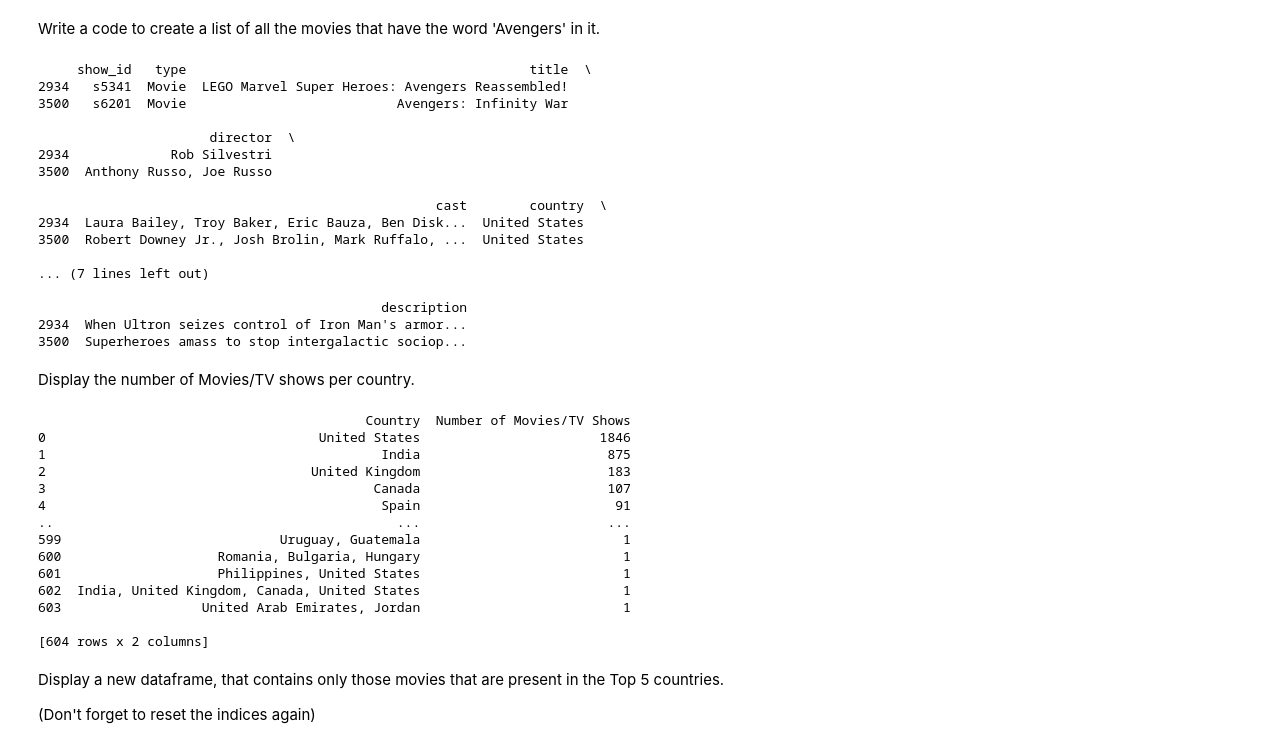
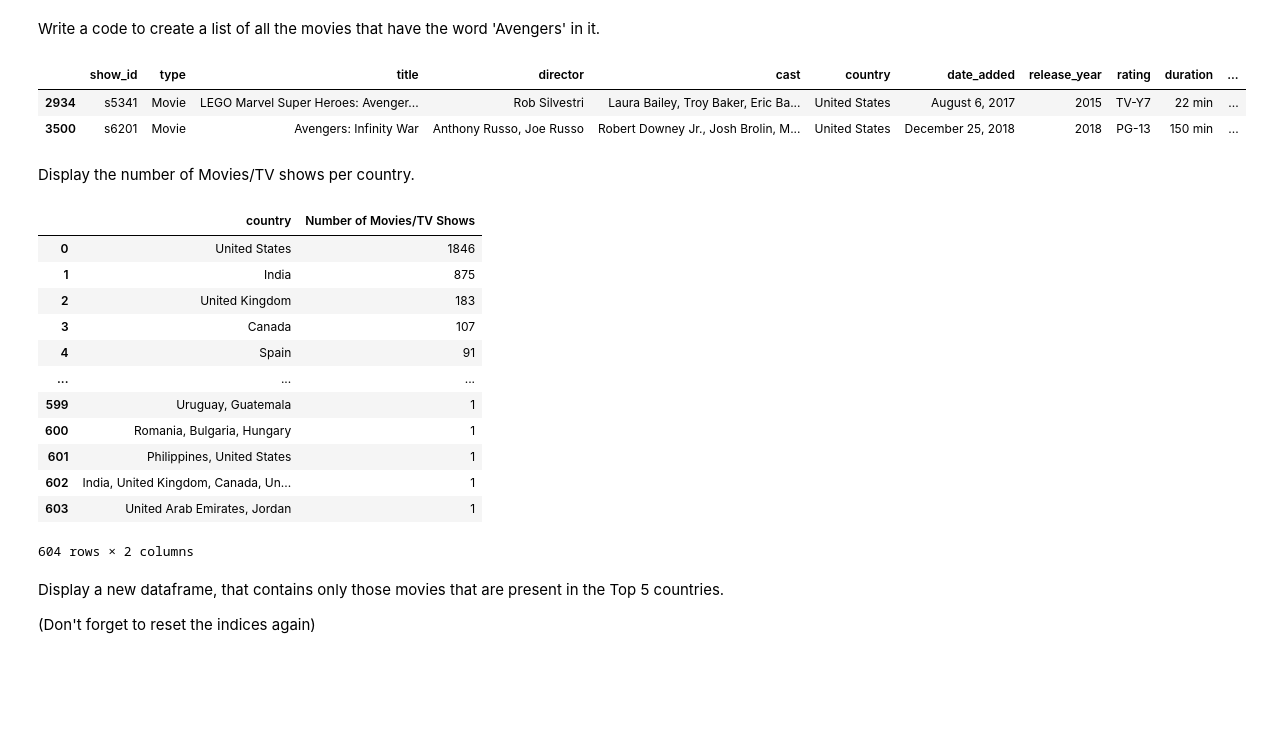
Before and after one commit to siddhant-uniyal/Synapse-Tasks, a Jupyter notebook: Copy_of_Synapse_Task2.ipynb, the cells around one changed output. Cells and saved outputs as stored; diff of their text form; code cells hidden in the pictures; blank space fills up the shorter version.

```diff
--- a/Copy_of_Synapse_Task2.ipynb
+++ b/Copy_of_Synapse_Task2.ipynb
@@ -168,51 +160,32 @@ print(df1)
 # %% [markdown]
 Write a code to create a list of all the movies that have the word 'Avengers' in it.
 # %%
-x = "Avengers"
-df1 = df[df["title"].str.contains(x)]
-print(df1)
+req_movie = "Avengers"
+df[df["title"].str.contains(req_movie)]
 # Your output will contain 2 movies, if correct
 # %% [output]
-     show_id   type                                            title  \
-2934   s5341  Movie  LEGO Marvel Super Heroes: Avengers Reassembled!
-3500   s6201  Movie                           Avengers: Infinity War
-
-                      director  \
-2934             Rob Silvestri
-3500  Anthony Russo, Joe Russo
-
-                                                   cast        country  \
-2934  Laura Bailey, Troy Baker, Eric Bauza, Ben Disk...  United States
-3500  Robert Downey Jr., Josh Brolin, Mark Ruffalo, ...  United States
-
-... (7 lines left out)
-
-                                            description
-2934  When Ultron seizes control of Iron Man's armor...
-3500  Superheroes amass to stop intergalactic sociop...
+|  | show_id | type | title | director | cast | country | date_added | release_year | rating | duration | ... |
+| 2934 | s5341 | Movie | LEGO Marvel Super Heroes: Avenger... | Rob Silvestri | Laura Bailey, Troy Baker, Eric Ba... | United States | August 6, 2017 | 2015 | TV-Y7 | 22 min | ... |
+| 3500 | s6201 | Movie | Avengers: Infinity War | Anthony Russo, Joe Russo | Robert Downey Jr., Josh Brolin, M... | United States | December 25, 2018 | 2018 | PG-13 | 150 min | ... |
 # %% [markdown]
 Display the number of Movies/TV shows per country.
 # %%
-
-x = df
-movies = x['country'].value_counts().reset_index() #wrong values if we don't use .str.split(',').explode().str.strip()
-movies.columns = ['Country','Number of Movies/TV Shows']
-print(movies)
+movies = df['country'].value_counts().reset_index().rename(columns={"index":"country" , "country":"Number of Movies/TV Shows"}) #wrong values if we don't use .str.split(',').explode().str.strip()
+movies
 # %% [output]
+|  | country | Number of Movies/TV Shows |
+| 0 | United States | 1846 |
+| 1 | India | 875 |
+| 2 | United Kingdom | 183 |
+| 3 | Canada | 107 |
+| 4 | Spain | 91 |
+| ... | ... | ... |
+| 599 | Uruguay, Guatemala | 1 |
+| 600 | Romania, Bulgaria, Hungary | 1 |
+| 601 | Philippines, United States | 1 |
+| 602 | India, United Kingdom, Canada, Un... | 1 |
+| 603 | United Arab Emirates, Jordan | 1 |
-                                          Country  Number of Movies/TV Shows
-0                                   United States                       1846
-1                                           India                        875
-2                                  United Kingdom                        183
-3                                          Canada                        107
-4                                           Spain                         91
-..                                            ...                        ...
-599                            Uruguay, Guatemala                          1
-600                    Romania, Bulgaria, Hungary                          1
-601                    Philippines, United States                          1
-602  India, United Kingdom, Canada, United States                          1
-603                  United Arab Emirates, Jordan                          1
-
-[604 rows x 2 columns]
+604 rows × 2 columns
 # %% [markdown]
 Display a new dataframe, that contains only those movies that are present in the Top 5 countries.
 
```
Also changed, not shown: parts of 5 cells of this notebook.
